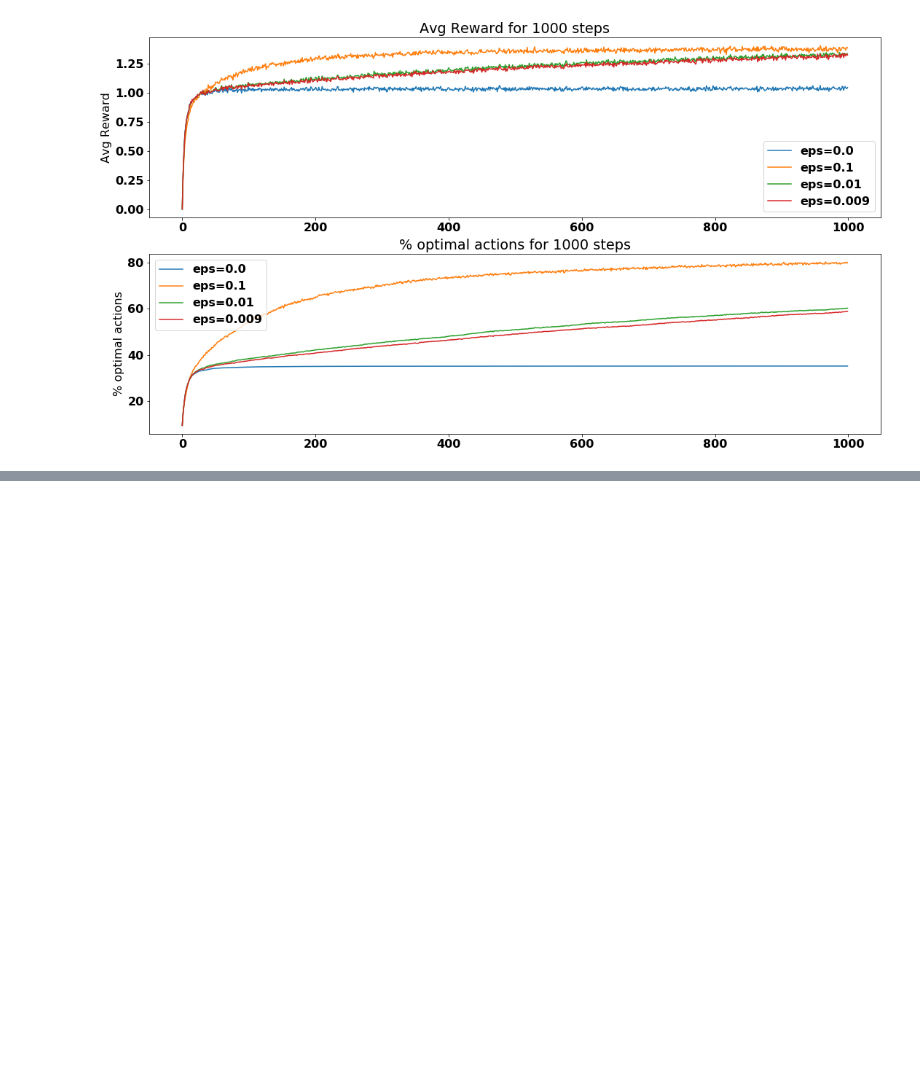
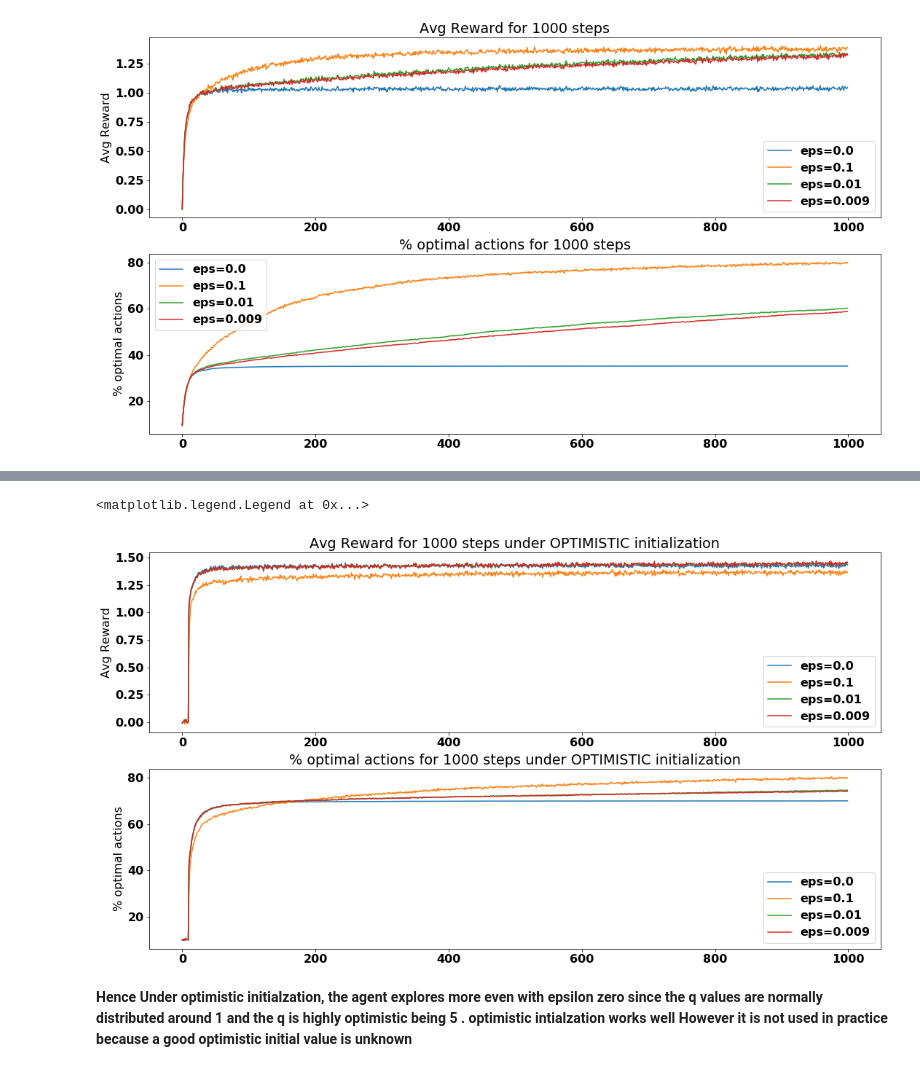
Before and after one commit to nilesh0109/ML_SoSe19, a Jupyter notebook: ML_ex07.ipynb, the cells around one changed output, grey strips where cells are left out. Drawn from its saved outputs; the diff is of its cells as text; code cells hidden in the pictures; blank space fills up the shorter version.

```diff
--- a/ML_ex07.ipynb
+++ b/ML_ex07.ipynb
@@ -139,0 +191,24 @@ ax2.legend()
+# %%
+
+try_eps = np.array([0, 0.1, 0.01, 0.009], dtype=np.float16)
+optimistic_testBed2 = K_Arm_Bandit(10,num_episodes=10000, epsilons= try_eps, isoptimistic= True)
+optimistic_testBed2.play()
+# %%
+num_episodes, num_games_per_episode, num_eps = optimistic_testBed2.rewards.shape
+
+fig, (ax1,ax2) = plt.subplots(2, 1, figsize=(18,10))
+for eps_ind in np.arange(num_eps):
+  eps_val = round(optimistic_testBed2.epsilons[eps_ind], 3)
+  ax1.plot(np.arange(num_games_per_episode),np.mean(optimistic_testBed2.rewards[:,:,eps_ind], axis=0), label='eps='+str(eps_val))
+  ax2.plot(np.arange(num_games_per_episode),np.mean(optimistic_testBed2.isOptimalActionChosen[:,:,eps_ind], axis=0)*100, label='eps='+str(eps_val))
+ax1.set_title('Avg Reward for {:d} steps under OPTIMISTIC initialization'.format(num_games_per_episode))
+ax2.set_title('% optimal actions for {:d} steps under OPTIMISTIC initialization'.format(num_games_per_episode))
+ax1.set_ylabel('Avg Reward', fontsize=16)
+ax2.set_ylabel('% optimal actions', fontsize=16)
+ax1.legend()
+ax2.legend()
+# %% [output]
+<matplotlib.legend.Legend at 0x...>
+[figure, added]
+# %% [markdown]
+**Hence Under optimistic initialzation, the agent explores more even with epsilon zero since the q values are normally distributed around 1 and the q is highly optimistic being 5 . optimistic intialzation works well However it is not used in practice because a good optimistic initial value is unknown**
```
Also changed, not shown: parts of 9 cells of this notebook.
